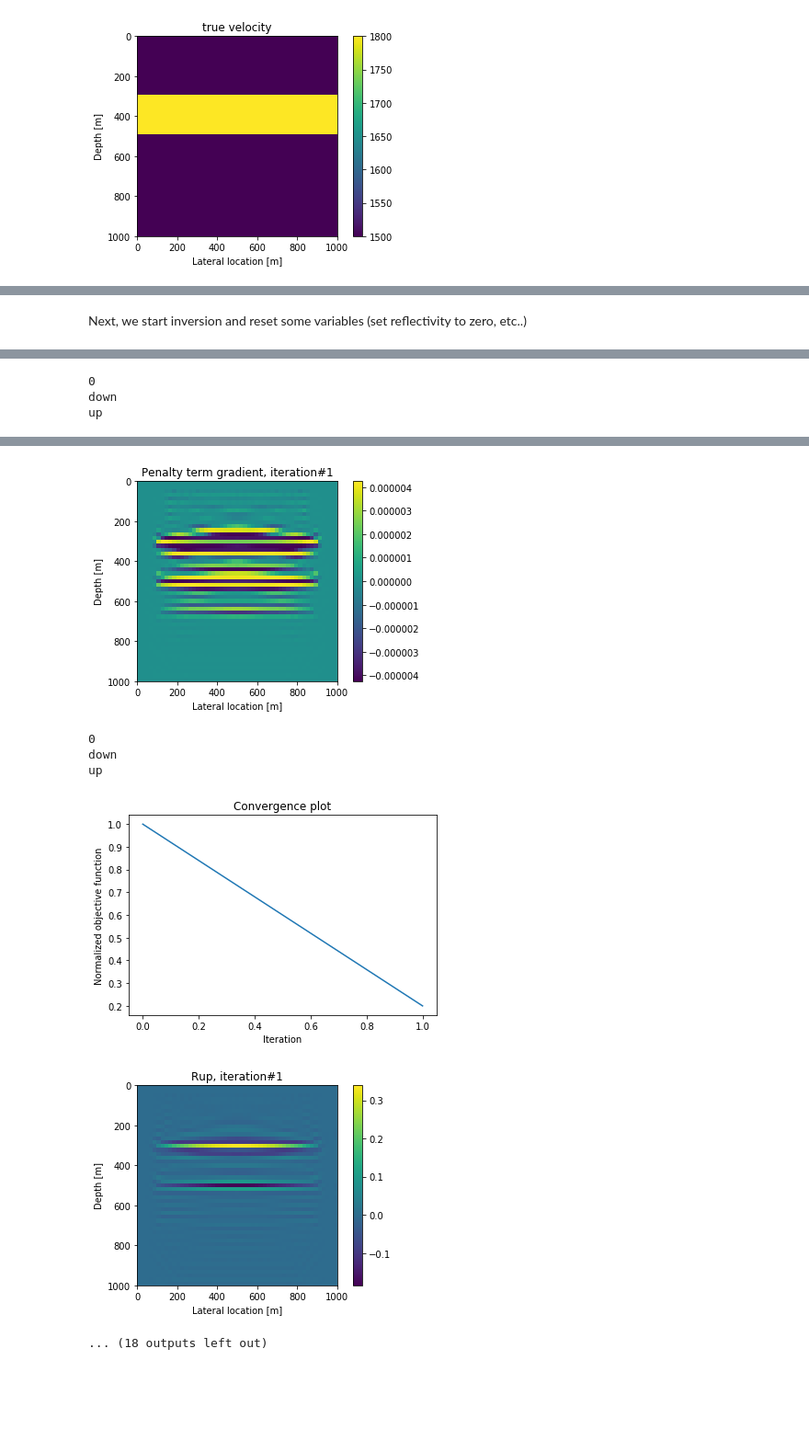
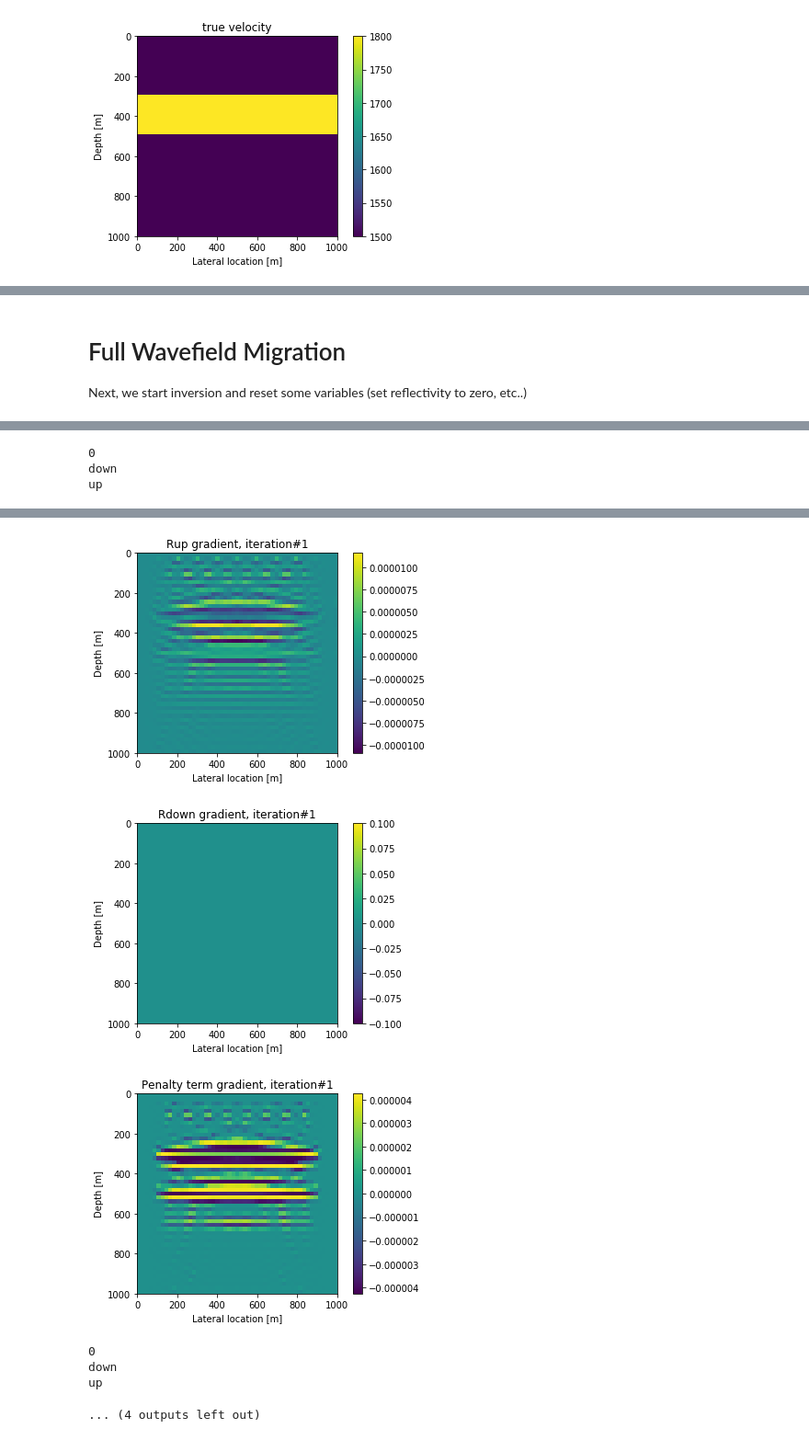
Before and after one commit to GeoMarky/tf2demo, a Jupyter notebook: tf2wrw.ipynb, the cells around one changed output, grey strips where cells are left out. Shown at 92% size. Cells and saved outputs as stored; diff of their text form; code cells hidden in the pictures; blank space fills up the shorter version.

```diff
--- a/tf2wrw.ipynb
+++ b/tf2wrw.ipynb
@@ -143,7 +153,7 @@ dz=20
 nt=384
 dt=0.004
 nz=51
-ns=25
+ns=10
 ds=round(nx/ns)
 df=1/nt/dt
 fmax=20
@@ -264,4 +273,5 @@ up
 # %% [markdown]
+# Full Wavefield Migration
 Next, we start inversion and reset some variables (set reflectivity to zero, etc..)
 # %%
 rtrue = np.zeros([nx,nz], dtype=np.complex64)
@@ -353,7 +363,7 @@ for i in range(5):
   asum=tf.reduce_mean(Psca*tf.math.conj(Res))+tf.reduce_mean(Res*tf.math.conj(Psca))
   dsum=tf.reduce_mean(Psca*tf.math.conj(Psca))+tf.reduce_mean(Psca*tf.math.conj(Psca))
   Rup.assign_add(asum/dsum*grad)
-  Rdown.assign_add(-asum/dsum*grad)
+  #Rdown.assign_add(-asum/dsum*grad)
   Tup.assign_add(asum/dsum*grad)
   Tdown.assign_add(-asum/dsum*grad)
 
@@ -396,7 +406,7 @@ Current loss: 0.0001137761+0.0000000000j
-[figure, old version]
+[figure, new version]
-0
-down
-up
-[figure, old version]
+[figure, new version]
-[figure, old version]
+[figure, new version]
+0
+down
+up
-... (18 outputs left out)
+... (4 outputs left out)
```
Also changed, not shown: parts of 10 cells of this notebook.
